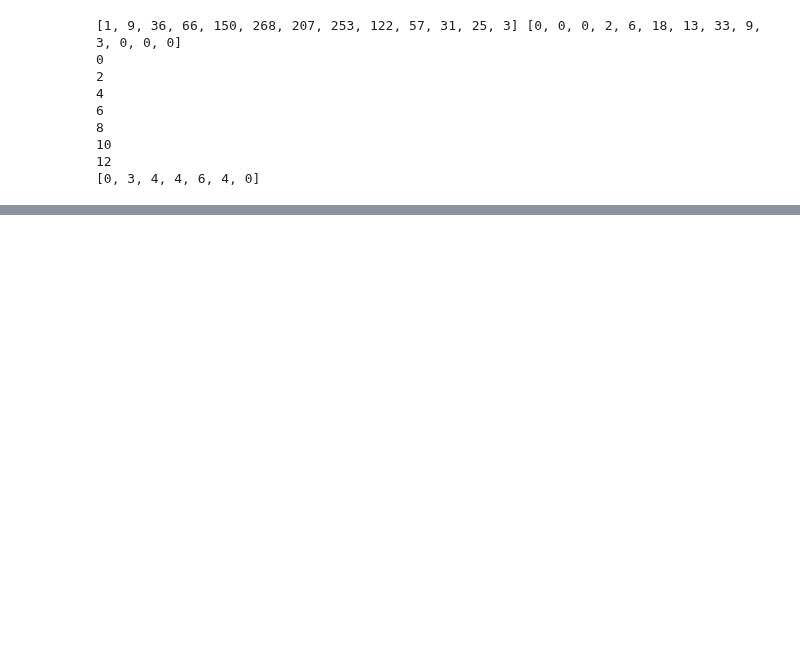
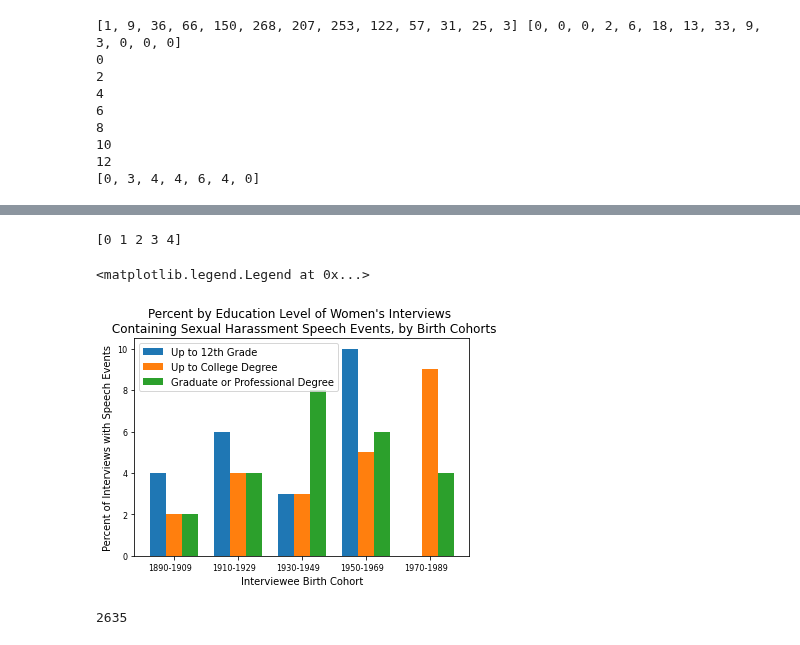
Before and after one commit to ohtap/ohtap, a Jupyter notebook: Research_Question_1/Harassment_paper_work.ipynb, the cells around one changed output, grey strips where cells are left out. Cells and saved outputs as stored; diff of their text form; code cells hidden in the pictures; blank space fills up the shorter version.

```diff
--- a/Research_Question_1/Harassment_paper_work.ipynb
+++ b/Research_Question_1/Harassment_paper_work.ipynb
@@ -332,0 +479,66 @@ pyplot.legend()
+# %%
+N = 5
+
+ind = np.arange(N)
+print(ind)
+
+# some example data
+
+
+up_to_12 = np.array(percentage_up_to_12[1:6])
+up_to_college=np.array(percentage_up_to_college[1:6])
+grad=np.array(percentage_grad[1:6])
+
+
+x = range(N)
+
+
+# and plot it
+fig, ax = pyplot.subplots()
+hm=ax.bar(ind-.25, up_to_12, .25, label="Up to 12th Grade")
+total=ax.bar(ind, up_to_college, .25, label="Up to College Degree")
+total=ax.bar(ind+.25, grad, .25, label="Graduate or Professional Degree")
+ax.set_xticks(ind)
+ax.tick_params(axis='both', which='major', labelsize=8)
+ax.tick_params(axis='both', which='minor', labelsize=4)
+dx = .25
+dy=0
+offset = matplotlib.transforms.ScaledTranslation(dx, dy, fig.dpi_scale_trans)
+for label in ax.xaxis.get_majorticklabels():
+    label.set_transform(label.get_transform() + offset)
+ax.set_xticklabels(['1890-1909', '1910-1929', '1930-1949', '1950-1969', '1970-1989'])
+ax.set_title("Percent by Education Level of Women's Interviews \n Containing Sexual Harassment Speech Events, by Birth Cohorts")
+ax.set_ylabel('Percent of Interviews with Speech Events')
+ax.set_xlabel('Interviewee Birth Cohort')
+pyplot.setp(ax.get_xticklabels(), horizontalalignment='right')
+pyplot.legend()
+# %% [output]
+[0 1 2 3 4]
+<matplotlib.legend.Legend at 0x...>
+[figure, added]
+# %%
+year_to_number_of_interviews=defaultdict(lambda:0)
+year_to_number_of_interviews_SH=defaultdict(lambda:0)
+for i in text_to_ids:
+    year_to_number_of_interviews[text_to_ids[i]["interview year"]]+=1
+for i in names:
+    year_to_number_of_interviews_SH[text_to_ids[i]["interview year"]]+=1
+
+years=[]
+for i in range(1972, 2019, 1):
+    years.append(str(i))
+total=[]
+hits_formatted=[]
+for i in years:
+    total.append(year_to_number_of_interviews[i])
+    hits_formatted.append(year_to_number_of_interviews_SH[i])
+percentage_int_year=[]
+totalnum=sum(total)
+print(totalnum)
+for i in range(len(years)):
+    if total[i]==0:
+        percentage_int_year.append(0)
+    else:
+        percentage_int_year.append(int(hits_formatted[i]/total[i]*100))
+# %% [output]
+2635
```
Also changed, not shown: parts of 17 cells of this notebook.
